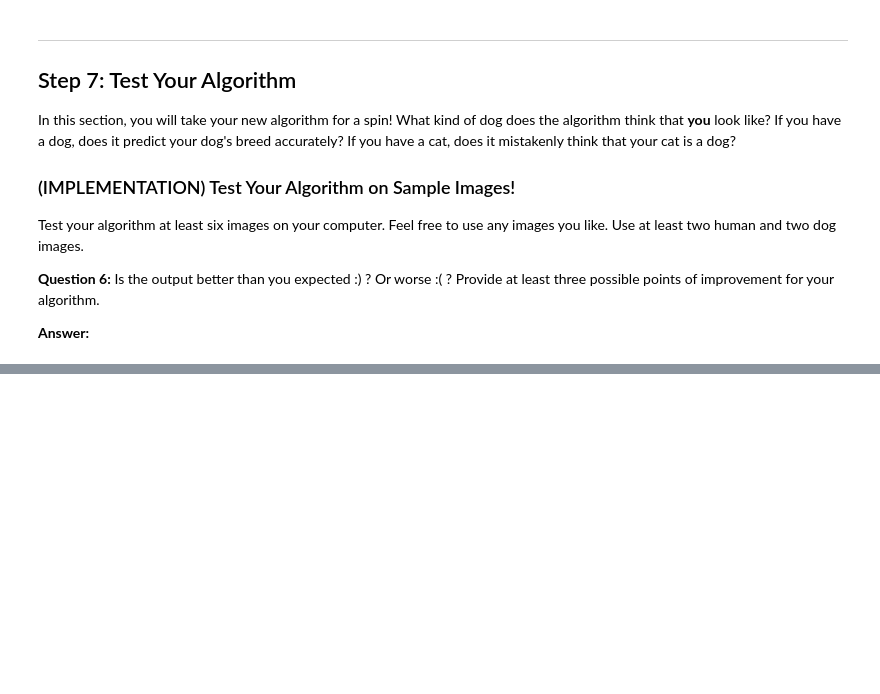
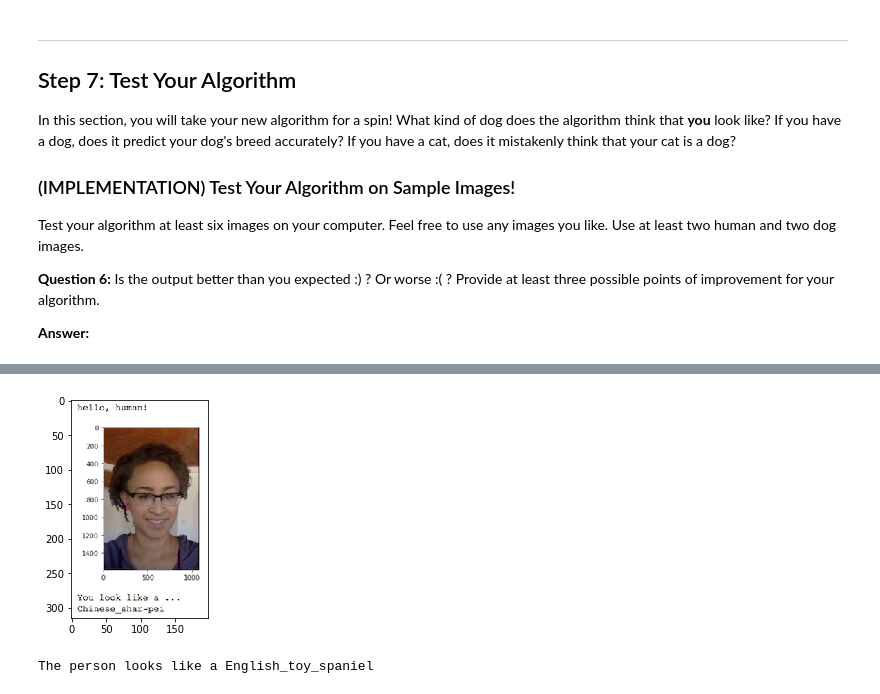
Before and after one commit to sroth44489/udacity_deep_learning, a Jupyter notebook: dog-project/dog_app.ipynb, the cells around one changed output, grey strips where cells are left out. Drawn from its saved outputs; the diff is of its cells as text; code cells hidden in the pictures; blank space fills up the shorter version.

```diff
--- a/dog-project/dog_app.ipynb
+++ b/dog-project/dog_app.ipynb
@@ -674,0 +768,7 @@ __Answer:__
+# %%
+image_files = ['images/sample_human_output.png']
+img_path = image_files[0]
+image_descriptor(img_path)
+# %% [output]
+[figure, added]
+The person looks like a English_toy_spaniel
```
Also changed, not shown: parts of 11 cells of this notebook.
